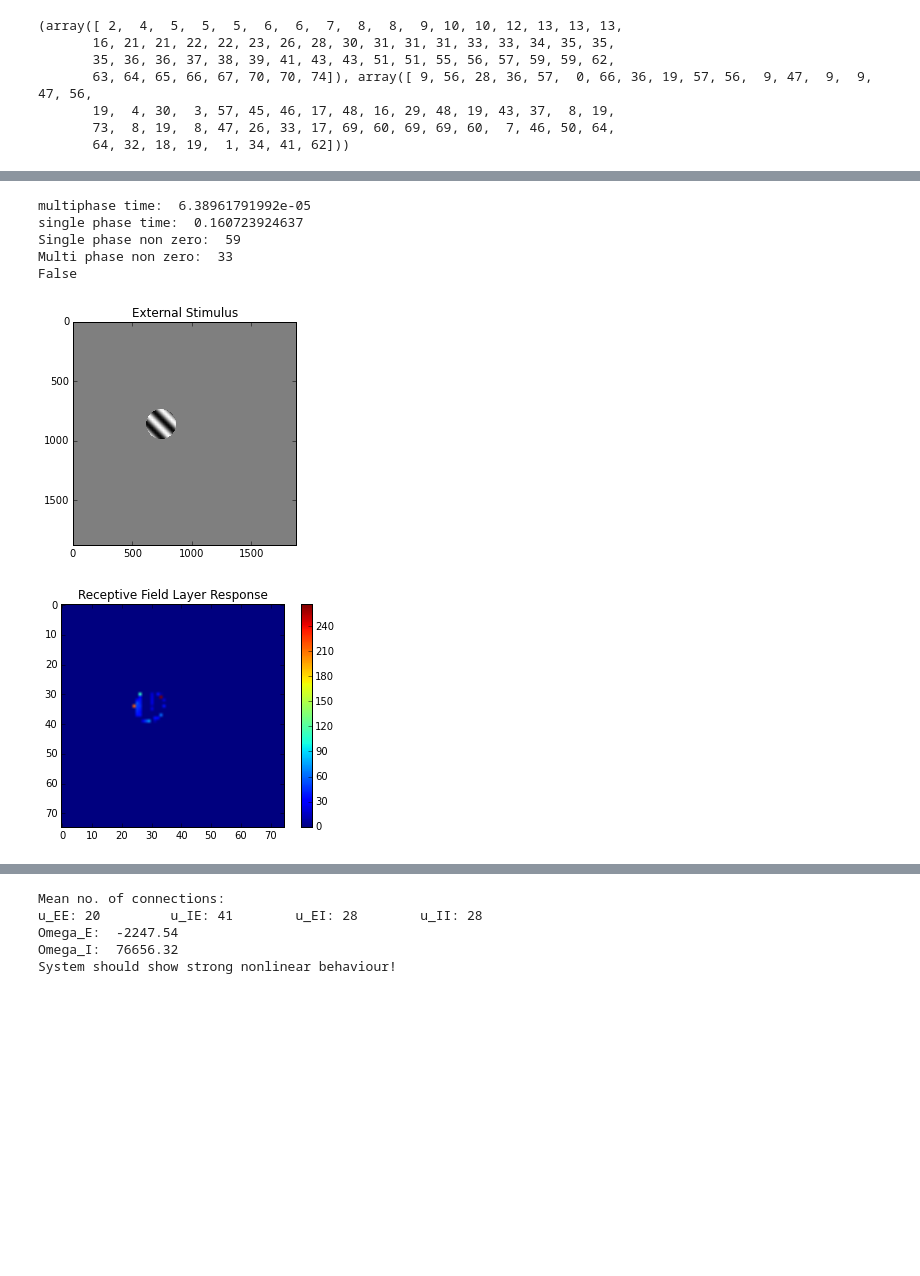
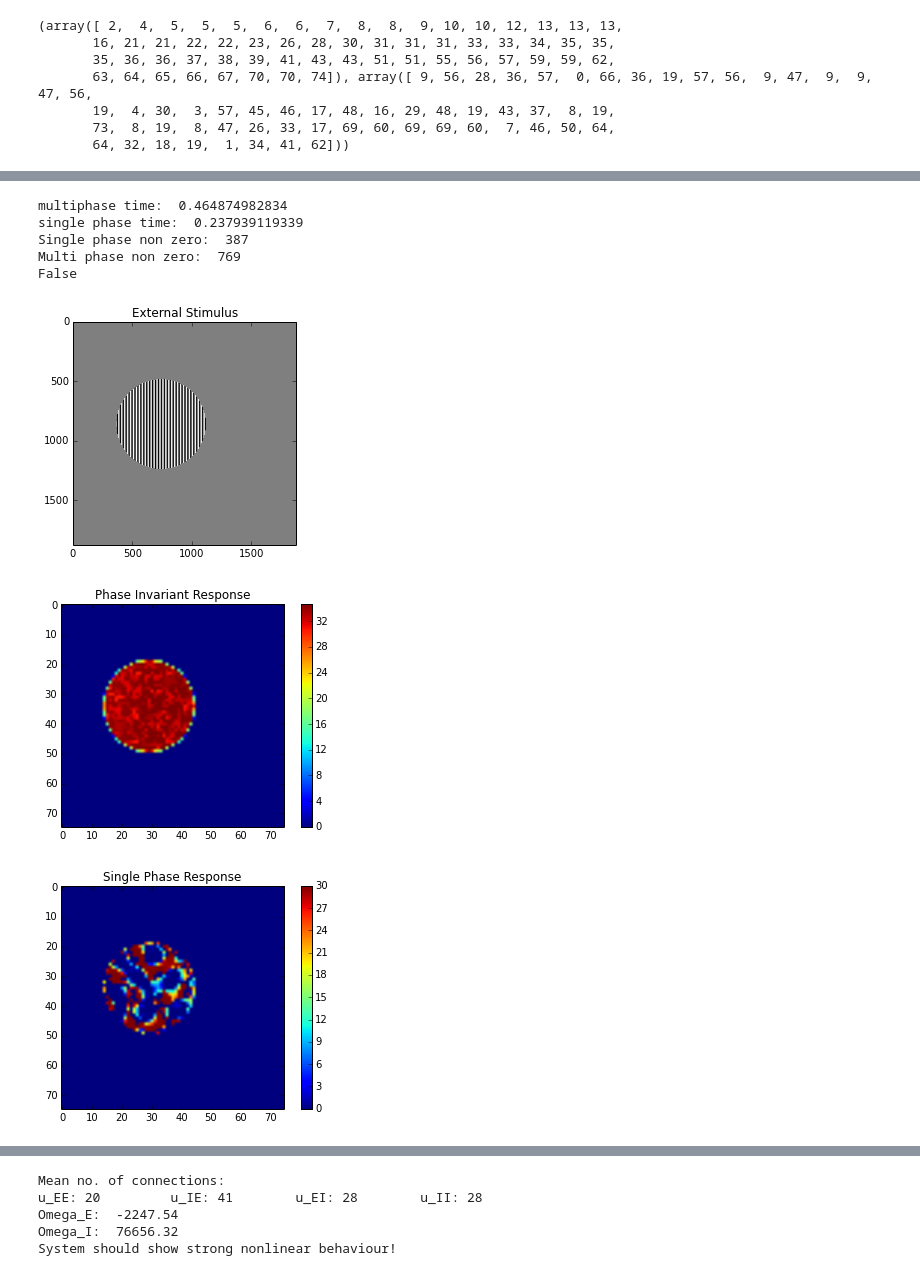
Before and after one commit to benselby/v1_modelling, a Jupyter notebook: mechanistic/rf_layer.ipynb, the cells around one changed output, grey strips where cells are left out. Cells and saved outputs as stored; diff of their text form; code cells hidden in the pictures; blank space fills up the shorter version.

```diff
--- a/mechanistic/rf_layer.ipynb
+++ b/mechanistic/rf_layer.ipynb
@@ -357,6 +364,27 @@ class rf_layer:
 
     def get_unit(self, y_ind, x_ind):
         return self.layer_units[y_ind][x_ind]
+
+    def get_unit_response( self, input_img, unit_inds, show_segment=True, phase_invariant=False):
+        xi = unit_inds[0]
+        yi = unit_inds[1]
+
+        img_segment = input_img[yi*self.rf_size_pix:yi*self.rf_size_pix+self.rf_size_pix, xi*self.rf_size_pix:xi*self.rf_size_pix+self.rf_size_pix]
+
+        if show_segment==True:
+            plt.figure()
+            plt.imshow(img_segment, cmap='gray')
+            plt.title("Input image segment")
+            plt.colorbar()
+
+            self.layer_units[yi][xi].show_RF()
+
+        if phase_invariant==True:
+            response = self.layer_units[yi][xi].get_phase_invariant_response(img_segment)
+        else:
+            response = self.layer_units[yi][xi].get_unit_response_rate(img_segment)
+
+        return response
 # %%
 # load OP map from Bryan's extracted Kaschube map
 data = scipy.io.loadmat('orientation-map.mat')
@@ -489,30 +539,35 @@ Grating min val:  0.0
 # %%
-input_img = generate_static_grating(3*np.pi/4, 75, 4*75, 25, phi=0, masked=True, mask_size=10, norm=True, mask_pos=[-8,-3])
+input_img = generate_static_grating(0, 75, 4*75, 25, phi=0, masked=True, mask_size=30, norm=True, mask_pos=[-8,-3])
 plt.figure()
 plt.imshow(input_img, cmap='gray')
 plt.title("External Stimulus")
 # plt.axes('off')
 
 mp_time = time.time()
-# layer_response = RF_layer.get_layer_response_rates( input_img, phase_invariant=True )
+layer_response = RF_layer.get_layer_response_rates( input_img, phase_invariant=True )
 print "multiphase time: ", time.time()-mp_time
 plt.figure()
 plt.imshow(layer_response)
-plt.title("Receptive Field Layer Response")
+plt.title("Phase Invariant Response")
 plt.colorbar()
 # plt.axes('off')
 
 sp_time = time.time()
 layer_response_sp = RF_layer.get_layer_response_rates( input_img, phase_invariant=False )
+plt.figure()
+plt.imshow(layer_response_sp)
+plt.title("Single Phase Response")
+plt.colorbar()
 print "single phase time: ", time.time()-sp_time
 print "Single phase non zero: ", len(np.where(layer_response_sp)[0])
 print "Multi phase non zero: ",len(np.where(layer_response)[0])
 print np.all(layer_response==layer_response_sp)
 # %% [output]
-multiphase time:  6.38961791992e-05
-single phase time:  0.160723924637
-Single phase non zero:  59
-Multi phase non zero:  33
+multiphase time:  0.464874982834
+single phase time:  0.237939119339
+Single phase non zero:  387
+Multi phase non zero:  769
 False
-[figure, old version]
+[figure, new version]
-[figure, old version]
+[figure, new version]
+[figure, added]
```
Also changed, not shown: parts of 23 cells of this notebook.
